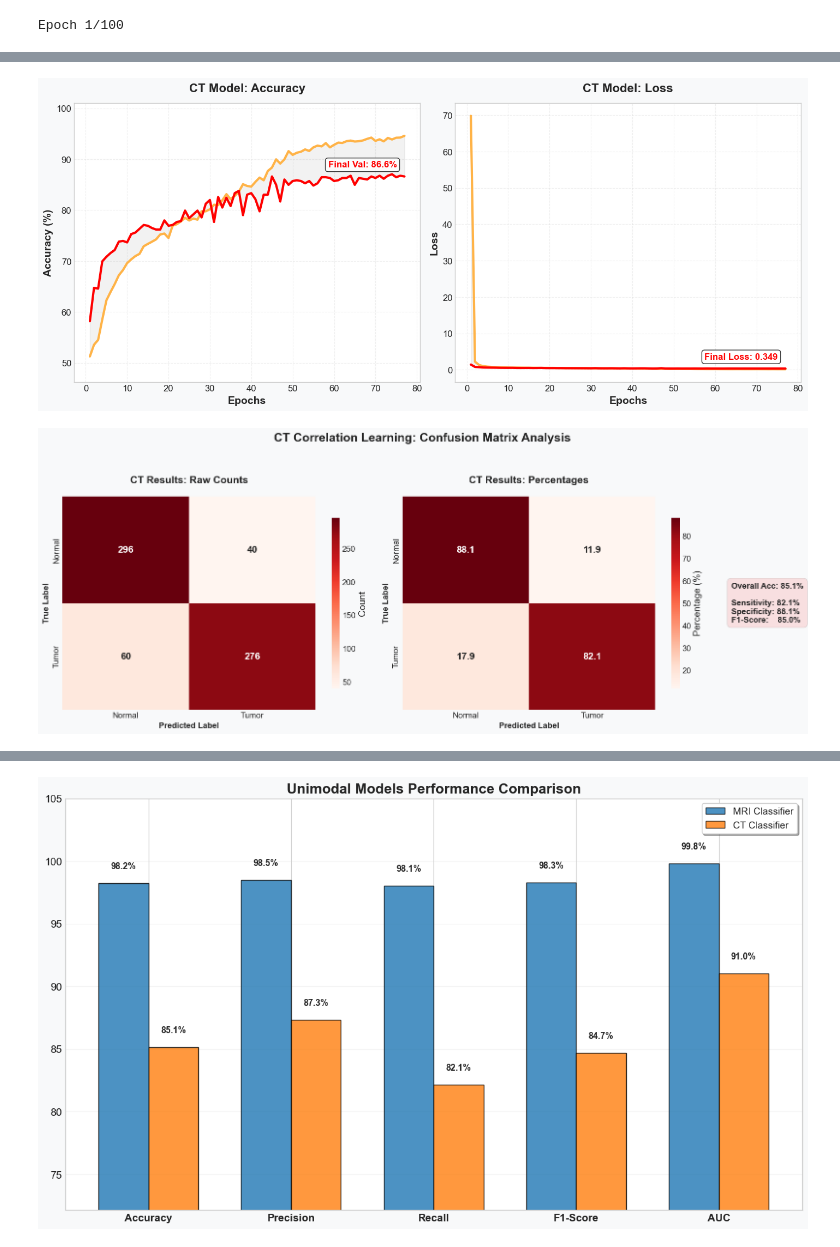
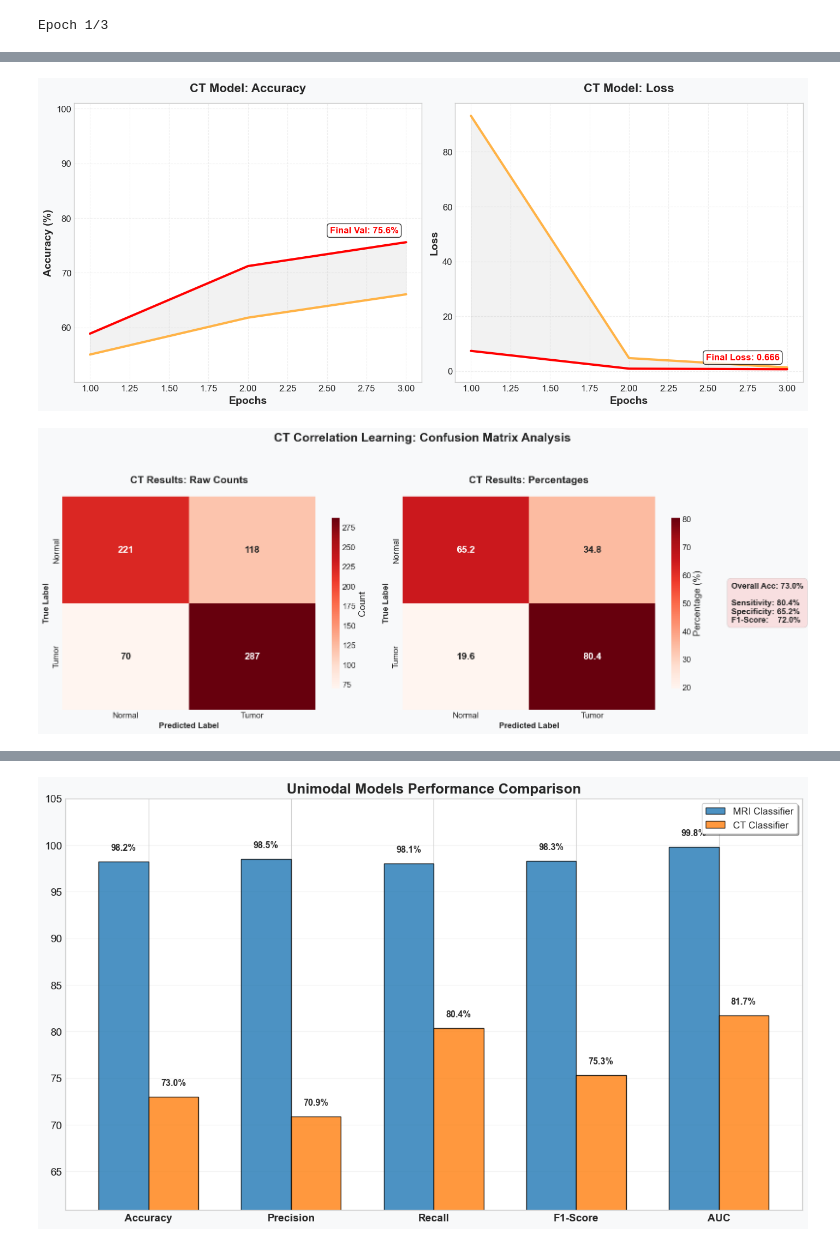
Before and after one commit to JeissonParra12/Multimodal_Deep-Learning_for_Early_Detection_and_Classification_of_Brain_Tumors, a Jupyter notebook: CT_Classifier.ipynb, the cells around one changed output, grey strips where cells are left out. Drawn from its saved outputs; the diff is of its cells as text; code cells hidden in the pictures.

Commit message:
Multimodal corrections

```diff
--- a/CT_Classifier.ipynb
+++ b/CT_Classifier.ipynb
@@ -10,7 +10,6 @@ import seaborn as sns
 import gc
 from mpl_toolkits.axes_grid1.inset_locator import inset_axes, mark_inset
 # %%
-
 # ==========================================
 # 1. CONFIGURATION
 # ==========================================
@@ -21,8 +20,8 @@ CONFIG = {
     'PATCH_SIZE': 28,                   # 224 / 8 = 28
     'NUM_PATCHES': 64,                   # 8 * 8 grid
     'NUM_CLASSES': 2,                    # Binary: Normal vs Tumor
-    'BATCH_SIZE': 32,
-    'EPOCHS': 100,
+    'BATCH_SIZE': 8,
+    'EPOCHS': 3,
     'LEARNING_RATE': 0.0001,
     'FIGURE_PATH': './Results/CT_figures',
     'MODEL_SAVE_PATH': './Saved_models'
@@ -112,38 +111,41 @@ class CorrelationLayer(layers.Layer):
     def call(self, inputs):
         return tf.matmul(inputs, inputs, transpose_b=True)
 
-def build_ct_correlation_model(input_shape):
-    inputs = Input(shape=input_shape)
+def build_ct_correlation_model(input_shape, patch_size=28, num_patches=64, num_classes=2):
+    inputs = layers.Input(shape=input_shape, name="ct_input")
 
     # Extract patches (8x8 grid, 28x28 each)
-    patch_size = CONFIG['PATCH_SIZE']
 
-    extract_patches_layer = layers.Lambda(lambda x: tf.image.extract_patches(
-        images=x,
-        sizes=[1, patch_size, patch_size, 1],
-        strides=[1, patch_size, patch_size, 1],
-        rates=[1, 1, 1, 1],
-        padding='VALID'
-    ), name="patch_extractor")
-
-    patches = extract_patches_layer(inputs)
-
-    patches_reshaped = layers.Reshape((CONFIG['NUM_PATCHES'], -1))(patches)
-    patches_img = layers.Reshape((CONFIG['NUM_PATCHES'], patch_size, patch_size, input_shape[-1]))(patches_reshaped)
+    extract_patches = layers.Lambda(
+        lambda x: tf.image.extract_patches(
+            images=x,
+            sizes=[1, patch_size, patch_size, 1],
+            strides=[1, patch_size, patch_size, 1],
+            rates=[1, 1, 1, 1],
+            padding='VALID'
+        ),
+        output_shape=lambda s: (s[0],
+                            input_shape[0] // patch_size,
+                            input_shape[1] // patch_size,
+                            patch_size * patch_size * input_shape[2]),
+        name="patch_extractor"
+    )
+    patches = extract_patches(inputs)                     # (batch, 8, 8, 28*28*4)
+    patches_reshaped = layers.Reshape((num_patches, -1), name="reshape_flat")(patches)  # (batch, 64, 3136)
+    patches_img = layers.Reshape((num_patches, patch_size, patch_size, input_shape[-1]), name="reshape_image")(patches_reshaped)
 
     # Shared CNN encoder
     encoder = models.Sequential([
-        layers.Conv2D(32, (3, 3), activation='relu', padding='same',
-                      input_shape=(patch_size, patch_size, input_shape[-1])),
-        layers.MaxPooling2D((2, 2)),
-        layers.Conv2D(64, (3, 3), activation='relu', padding='same'),
-        layers.MaxPooling2D((2, 2)),
-        layers.Flatten(),
-        layers.Dense(128, activation='relu'),
-        layers.LayerNormalization()
+        layers.Conv2D(32, (3, 3), activation='relu', padding='same', input_shape=(patch_size, patch_size, input_shape[-1]), name="enc_conv1"),
+        layers.MaxPooling2D((2, 2), name="enc_pool1"),
+        layers.Conv2D(64, (3, 3), activation='relu', padding='same', name="enc_conv2"),
+        layers.MaxPooling2D((2, 2), name="enc_pool2"),
+        layers.Flatten(name="enc_flatten"),
+        layers.Dense(128, activation='relu', name="enc_dense"),
+        layers.LayerNormalization(name="enc_layernorm")
     ], name="shared_encoder")
 
-    patch_features = layers.TimeDistributed(encoder)(patches_img)  # (batch, 64, 128)
+    patch_features = layers.TimeDistributed(encoder, name="time_distributed_encoder")(patches_img)  # (batch, 64, 128)
 
     # Correlation matrix (64x64)
     correlation_matrix = CorrelationLayer(name="correlation_layer")(patch_features)  # (batch, 64, 64)
@@ -165,7 +167,7 @@ def build_ct_correlation_model(input_shape):
     x = layers.Dense(256, activation='relu')(pooled_features)
     x = layers.Dropout(0.5)(x)
     x = layers.Dense(32, activation='relu')(x)
-    outputs = layers.Dense(CONFIG['NUM_CLASSES'], activation='softmax')(x)
+    outputs = layers.Dense(num_classes, activation='softmax')(x)
 
     model = models.Model(inputs=inputs, outputs=outputs, name="CT_Correlation_Model")
     return model
@@ -481,6 +483,20 @@ def run_ct_classification():
 
     # Generate the Chart
     create_comparison_chart(mri_scores, ct_scores)
+    # Save CT results for later use in fusion
+    ct_results = {
+        'accuracy': acc * 100,                # already in percent
+        'precision': ct_precision,             # percent
+        'recall': ct_recall,                    # percent
+        'f1': ct_f1,                             # percent
+        'auc': roc_auc * 100,                   # percent
+        'confusion_matrix': cm.tolist(),        # optional
+        'classification_report': classification_report(y_true, y_pred, target_names=CLASS_NAMES, output_dict=True)
+    }
+
+    with open('ct_results.pkl', 'wb') as f:
+        pickle.dump(ct_results, f)
+    print("CT metrics exported to 'ct_results.pkl' for multimodal comparison.")
 
     print("\n" + "=" * 60)
     print("CT PIPELINE COMPLETED")
@@ -517,4 +533,4 @@ Model: "CT_Correlation_Model"
  Total params: 495,554 (1.89 MB)
  Trainable params: 495,554 (1.89 MB)
  Non-trainable params: 0 (0.00 B)
-Epoch 1/100
+Epoch 1/3
@@ -538,2 +542,2 @@ Epoch 77/100
-[figure, old version]
+[figure, new version]
-[figure, old version]
+[figure, new version]
@@ -552,3 +556,3 @@ weighted avg       0.85      0.85      0.85       672
 
 Successfully loaded actual MRI scores for comparison.
-[figure, old version]
+[figure, new version]
```
Also changed, not shown: parts of 1 cell of this notebook, 16 other files.
